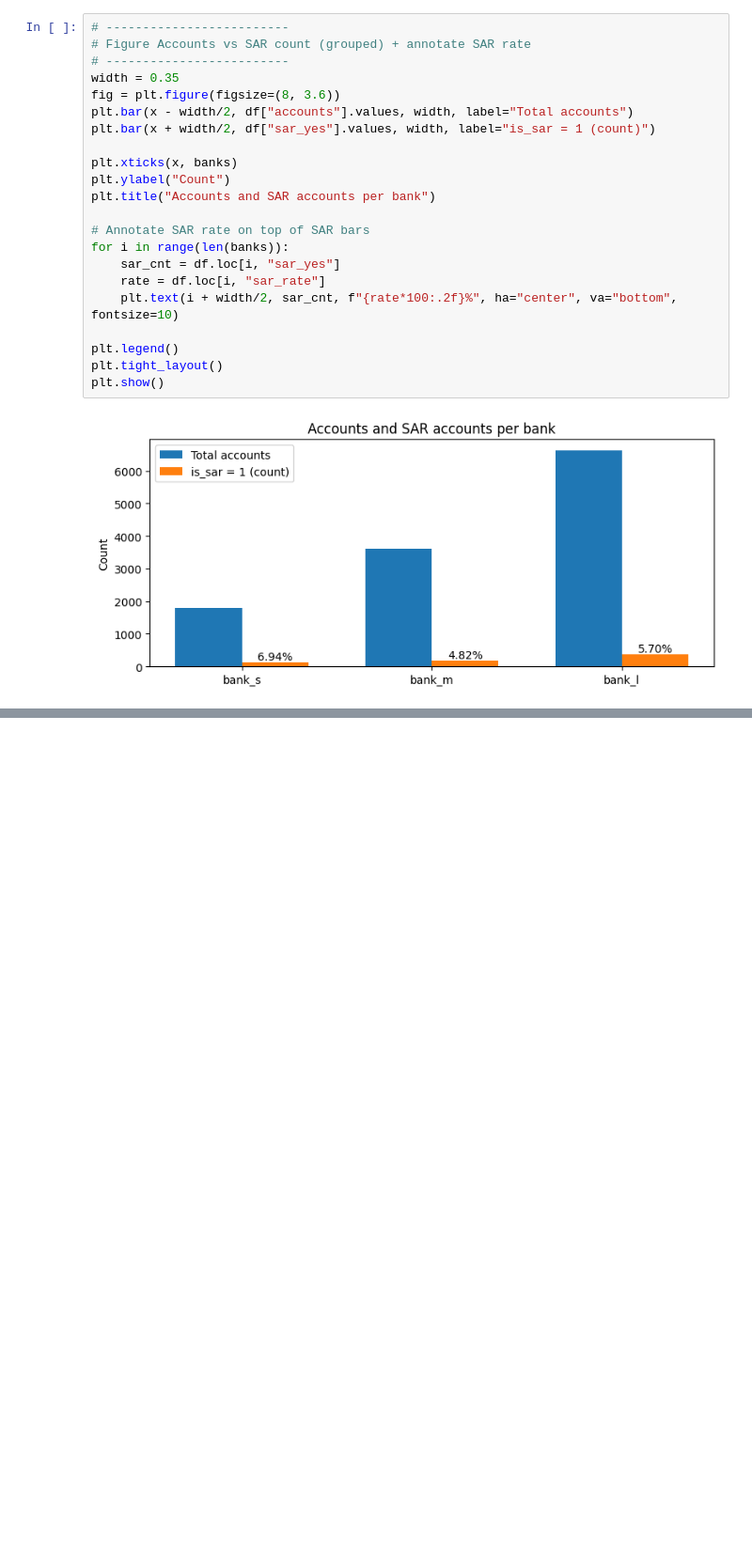
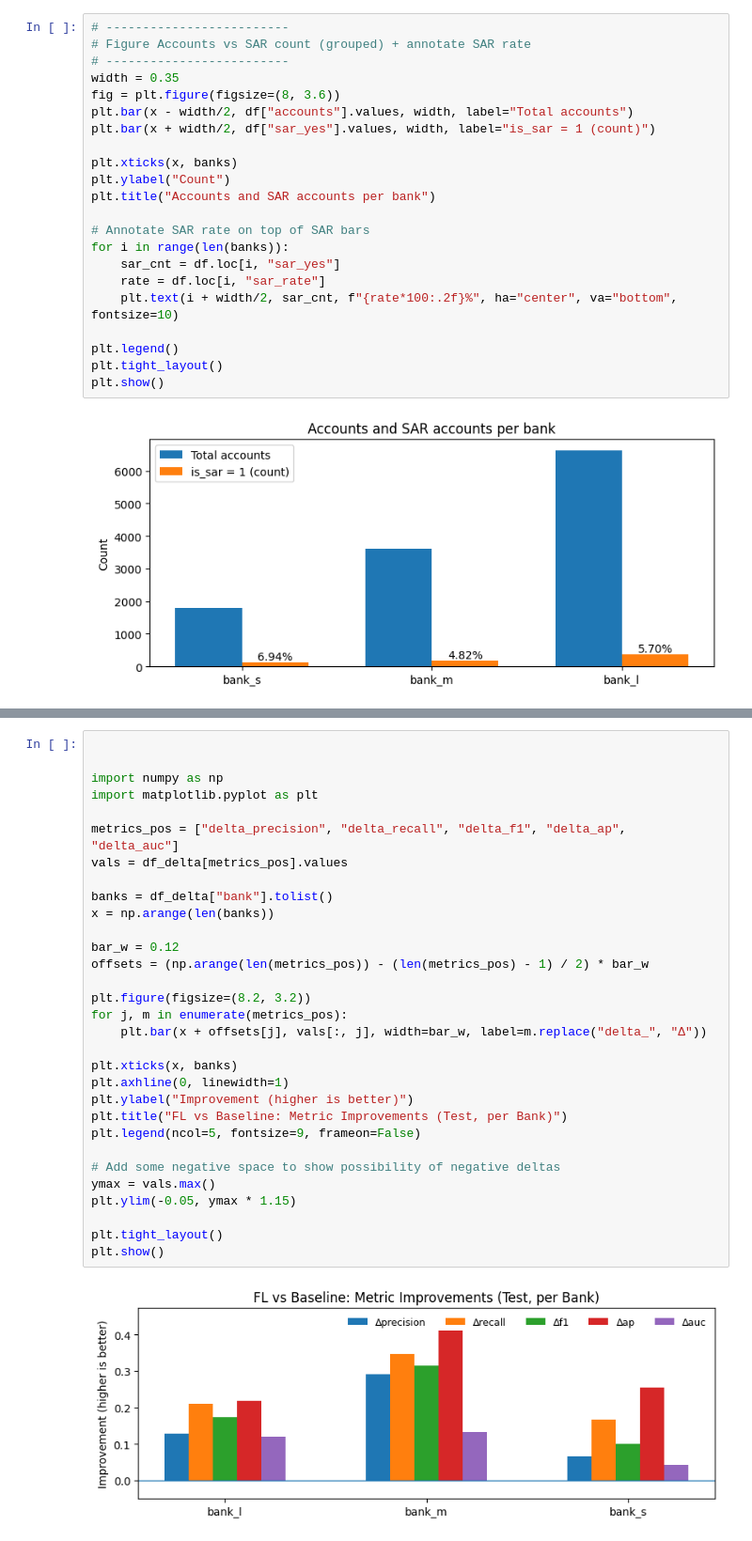
Before and after one commit to Jackson00Han/decentralized_aml_demonstrator, a Jupyter notebook: eda.ipynb, the cells around one changed output, grey strips where cells are left out. Shown at 94% size. Saved outputs shown, nothing was run; the diff lists cells and outputs as text; blank space fills up the shorter version.

```diff
--- a/eda.ipynb
+++ b/eda.ipynb
@@ -104,0 +177,33 @@ plt.show()
+# %%
+
+
+import numpy as np
+import matplotlib.pyplot as plt
+
+metrics_pos = ["delta_precision", "delta_recall", "delta_f1", "delta_ap", "delta_auc"]
+vals = df_delta[metrics_pos].values
+
+banks = df_delta["bank"].tolist()
+x = np.arange(len(banks))
+
+bar_w = 0.12
+offsets = (np.arange(len(metrics_pos)) - (len(metrics_pos) - 1) / 2) * bar_w
+
+plt.figure(figsize=(8.2, 3.2))
+for j, m in enumerate(metrics_pos):
+    plt.bar(x + offsets[j], vals[:, j], width=bar_w, label=m.replace("delta_", "Δ"))
+
+plt.xticks(x, banks)
+plt.axhline(0, linewidth=1)
+plt.ylabel("Improvement (higher is better)")
+plt.title("FL vs Baseline: Metric Improvements (Test, per Bank)")
+plt.legend(ncol=5, fontsize=9, frameon=False)
+
+# Add some negative space to show possibility of negative deltas
+ymax = vals.max()
+plt.ylim(-0.05, ymax * 1.15)
+
+plt.tight_layout()
+plt.show()
+# %% [output]
+[figure, added]
```
Also changed, not shown: parts of 3 cells of this notebook.
